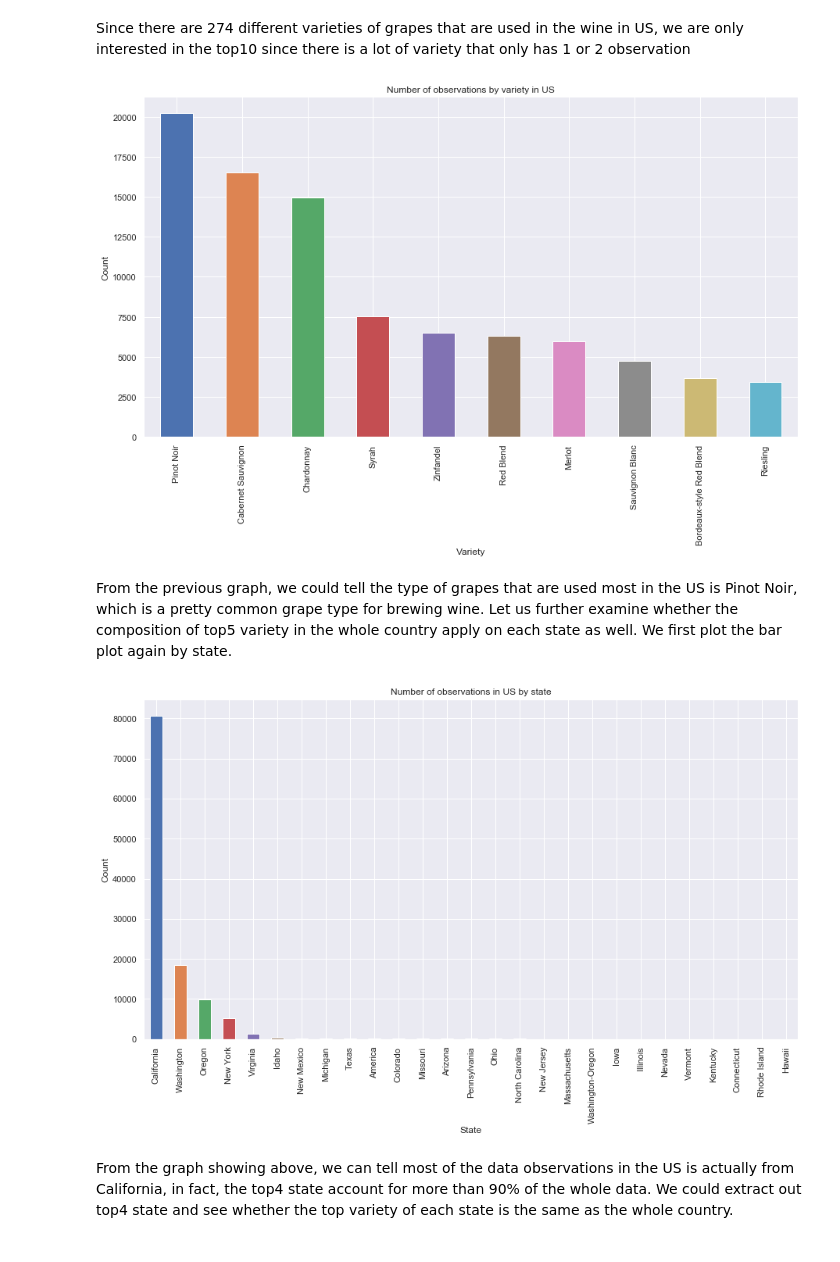
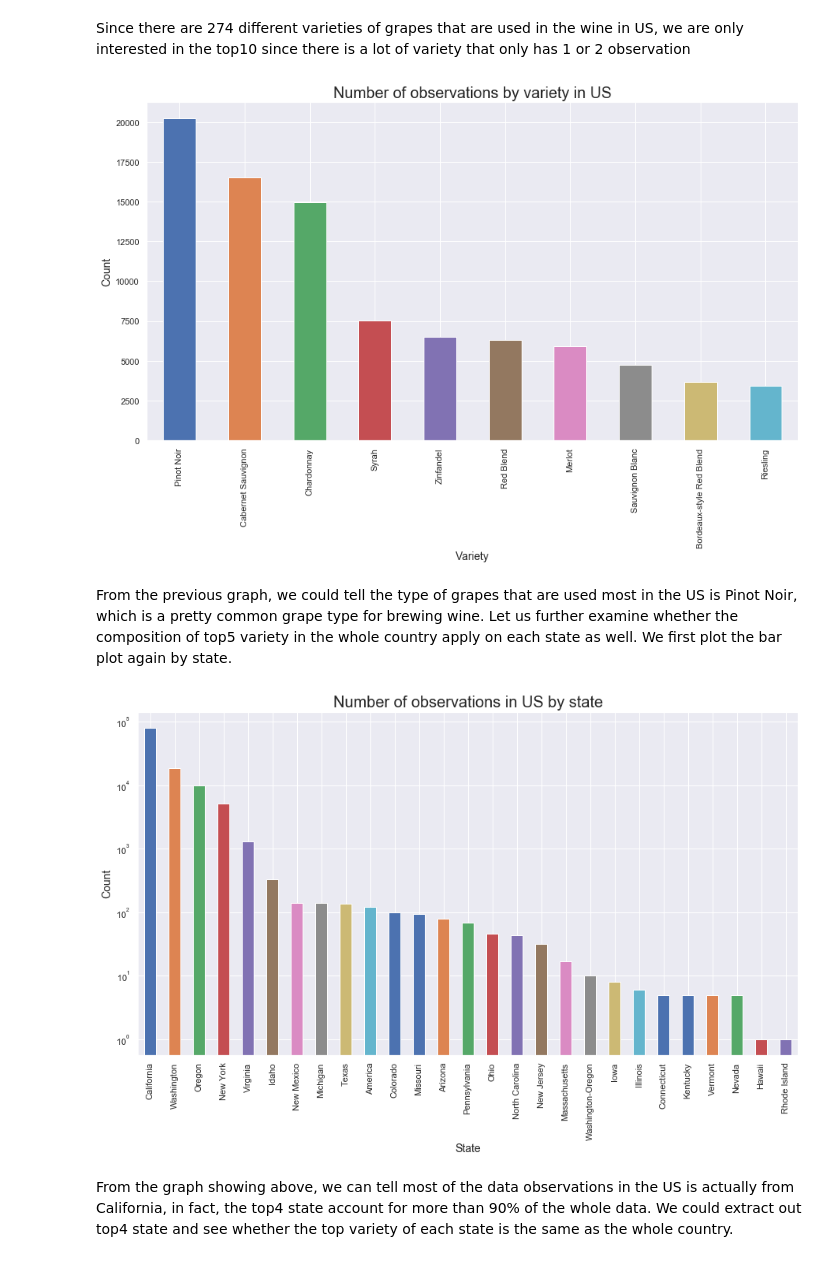
Before and after one commit to george1577/Thinkful_Data_Science, a Jupyter notebook: Drills_and_Assignments/Data_Science_Fundamentals/Unit_4_Career_planning_and_capstone_report/Capstone analytical report.ipynb, the cells around one changed output. Drawn from its saved outputs; the diff is of its cells as text; code cells hidden in the pictures.

```diff
--- a/Drills_and_Assignments/Data_Science_Fundamentals/Unit_4_Career_planning_and_capstone_report/Capstone analytical report.ipynb
+++ b/Drills_and_Assignments/Data_Science_Fundamentals/Unit_4_Career_planning_and_capstone_report/Capstone analytical report.ipynb
@@ -67,20 +91,25 @@ Since there are 274 different varieties of grapes that are used in the wine in U
 # %%
 fig, ax = plt.subplots(figsize=(15,8))
 ax = wine_us['variety'].value_counts().head(10).plot(kind='bar', ax=ax)
-ax.set(title='Number of observations by variety in US', xlabel='Variety', ylabel='Count')
+plt.xlabel('Variety', fontsize=14)
+plt.ylabel('Count', fontsize=14)
+plt.title('Number of observations by variety in US', fontsize=20)
 plt.show()
 # %% [output]
-[figure, old version]
+[figure, new version]
 # %% [markdown]
 From the previous graph, we could tell the type of grapes that are used most in the US is Pinot Noir, which is a pretty common grape type for brewing wine. Let us further examine whether the composition of top5 variety in the whole country apply on each state as well. We first plot the bar plot again by state.
 # %%
 # plot the number of data observations for each state
 fig, ax = plt.subplots(figsize=(15,8))
 ax = wine_us['province'].value_counts().plot(kind='bar')
-ax.set(title='Number of observations in US by state', xlabel='State', ylabel='Count')
+ax.set(yscale='log')
+plt.xlabel('State', fontsize=14)
+plt.ylabel('Count', fontsize=14)
+plt.title('Number of observations in US by state', fontsize=20)
 plt.show()
 # %% [output]
-[figure, old version]
+[figure, new version]
 # %% [markdown]
 From the graph showing above, we can tell most of the data observations in the US is actually from California, in fact, the top4 state account for more than 90% of the whole data. We could extract out top4 state and see whether the top variety of each state is the same as the whole country.
 # %%
```
Also changed, not shown: parts of 19 cells of this notebook, 3 other files.
